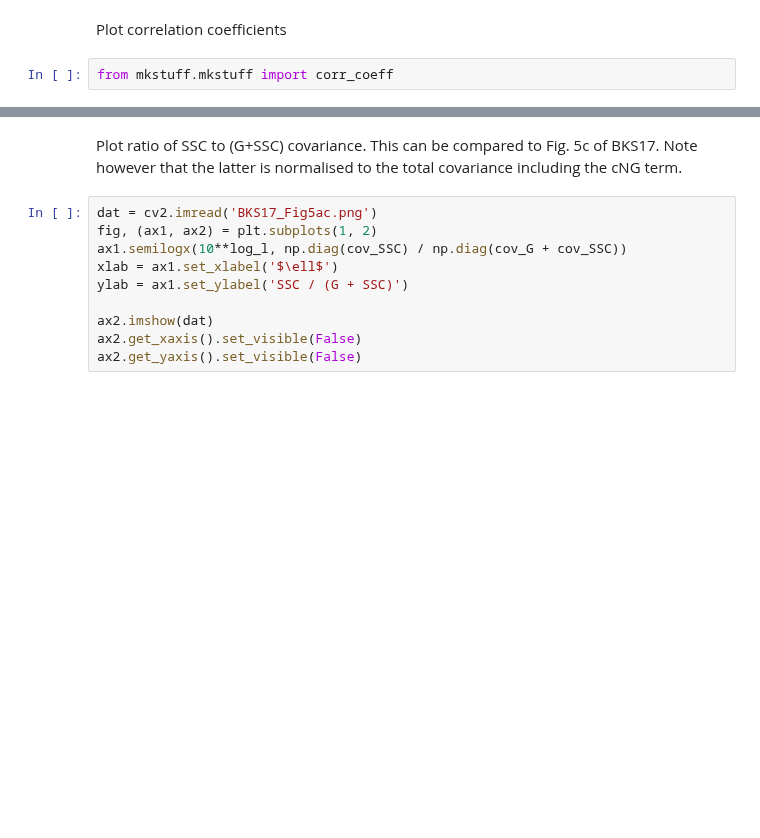
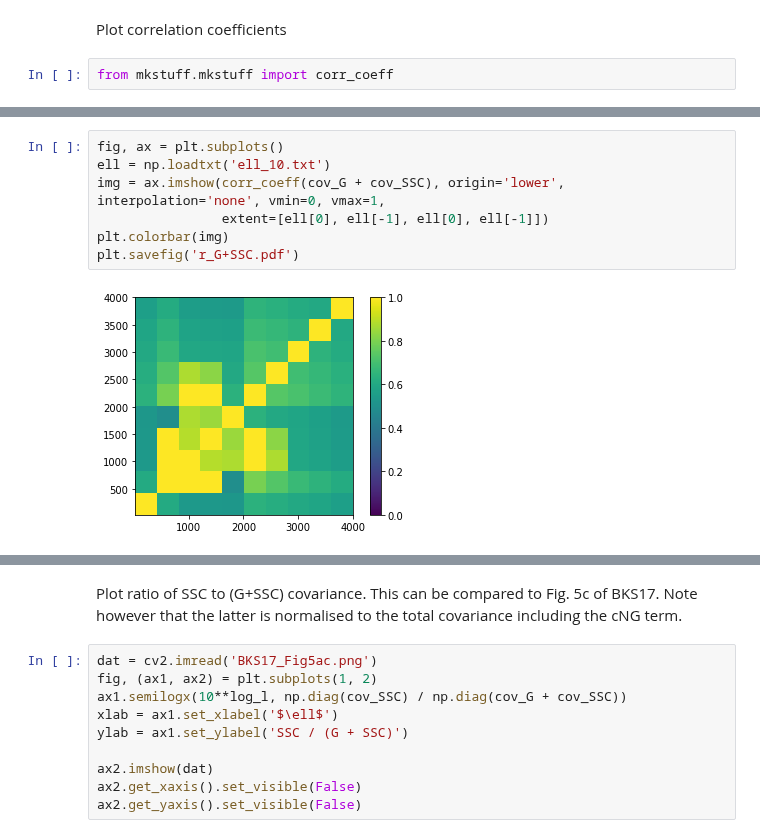
Before and after one commit to emilleishida/CorrMatrix_ABC, a Jupyter notebook: scripts/ABC/WL/Cov_SSC/digitize_Cov_SSC.ipynb, the cells around one changed output, grey strips where cells are left out. Drawn from its saved outputs; the diff is of its cells as text; blank space fills up the shorter version.

```diff
--- a/scripts/ABC/WL/Cov_SSC/digitize_Cov_SSC.ipynb
+++ b/scripts/ABC/WL/Cov_SSC/digitize_Cov_SSC.ipynb
@@ -292,3 +292,12 @@ plt.colorbar(img1)
+# %%
+fig, ax = plt.subplots()
+ell = np.loadtxt('ell_10.txt')
+img = ax.imshow(corr_coeff(cov_G + cov_SSC), origin='lower', interpolation='none', vmin=0, vmax=1,
+                extent=[ell[0], ell[-1], ell[0], ell[-1]])
+plt.colorbar(img)
+plt.savefig('r_G+SSC.pdf')
+# %% [output]
+[figure, added]
 # %%
 fig, (ax1, ax2, ax3) = plt.subplots(1, 3)
 vmax = max((cov_G/cov_SSC).max(), ((cov_G+cov_SSC)/cov_SSC).max(), (cov_est/cov_SSC).max())
```
Also changed, not shown: parts of 3 cells of this notebook, 2 other files.
